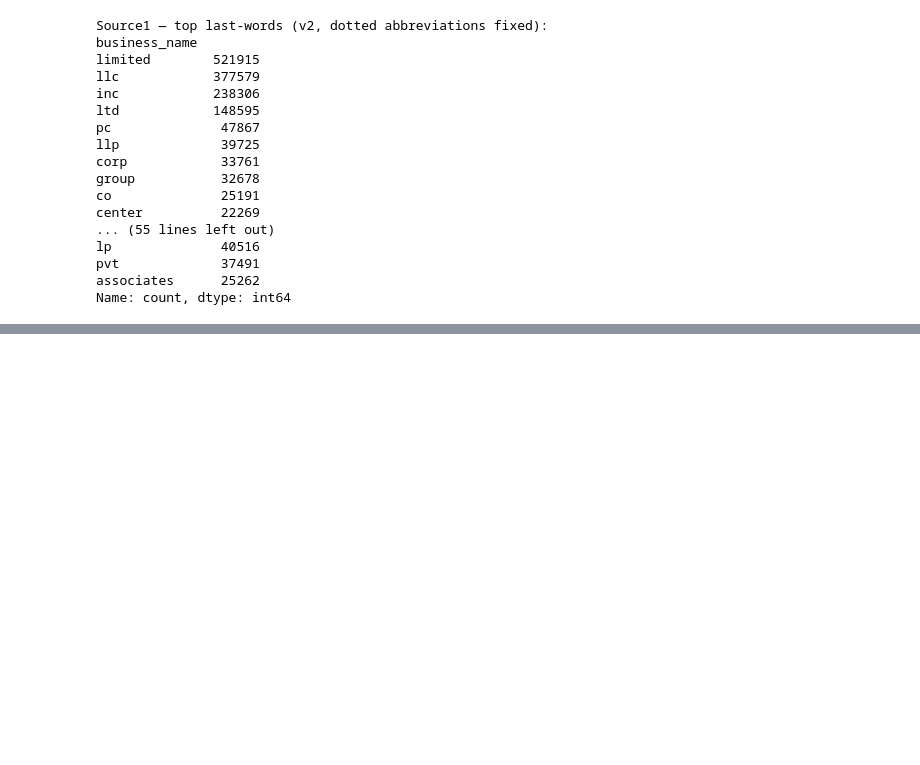
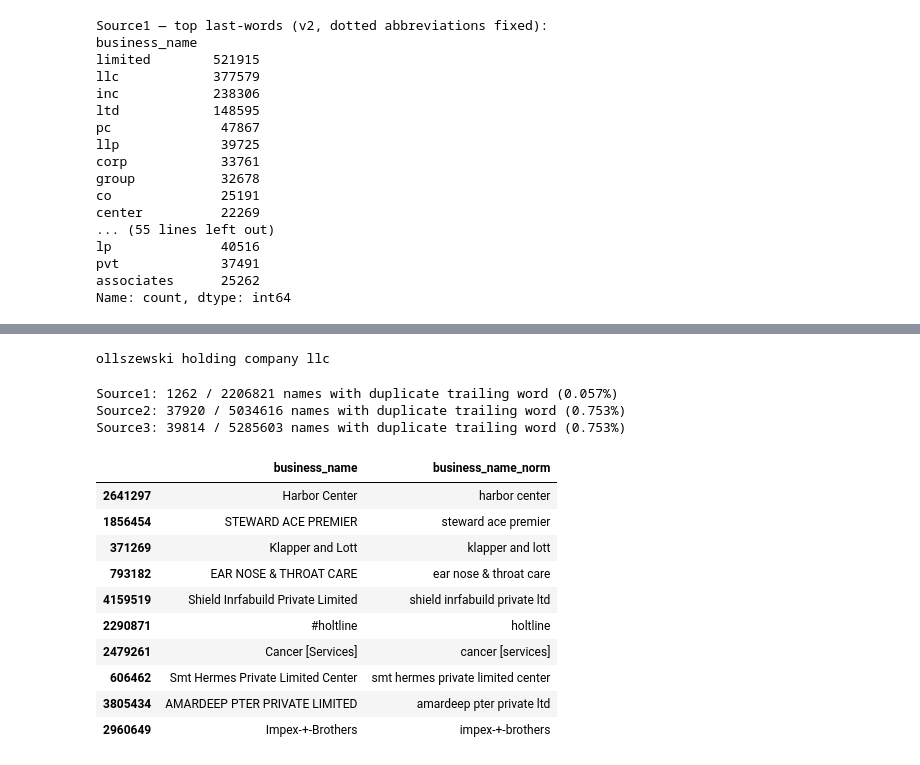
Before and after one commit to Itz-Me-Sumit/Amazon-ML-Challenge-2026, a Jupyter notebook: code/src/explore_01.ipynb, the cells around one changed output, grey strips where cells are left out. Drawn from its saved outputs; the diff is of its cells as text; code cells hidden in the pictures; blank space fills up the shorter version.

```diff
--- a/code/src/explore_01.ipynb
+++ b/code/src/explore_01.ipynb
@@ -649,0 +672,37 @@ Name: count, dtype: int64
+# %%
+print(normalize_business_name("Ollszewski Holding Company LLC LLC"))
+# %% [output]
+ollszewski holding company llc
+# %%
+def has_duplicate_trailing_suffix(text):
+    words = str(text).lower().split()
+    if len(words) < 2:
+        return False
+    return words[-1] == words[-2]
+
+for name, df in [("Source1", df_source1), ("Source2", df_source2), ("Source3", df_source3)]:
+    dup_count = df["business_name"].apply(has_duplicate_trailing_suffix).sum()
+    print(f"{name}: {dup_count} / {len(df)} names with duplicate trailing word ({dup_count/len(df)*100:.3f}%)")
+# %% [output]
+Source1: 1262 / 2206821 names with duplicate trailing word (0.057%)
+Source2: 37920 / 5034616 names with duplicate trailing word (0.753%)
+Source3: 39814 / 5285603 names with duplicate trailing word (0.753%)
+# %%
+df_source1["business_name_norm"] = df_source1["business_name"].apply(normalize_business_name)
+df_source2["business_name_norm"] = df_source2["business_name"].apply(normalize_business_name)
+df_source3["business_name_norm"] = df_source3["business_name"].apply(normalize_business_name)
+# %%
+# quick visual check
+df_source2[["business_name", "business_name_norm"]].sample(10, random_state=42)
+# %% [output]
+|  | business_name | business_name_norm |
+| 2641297 | Harbor Center | harbor center |
+| 1856454 | STEWARD ACE PREMIER | steward ace premier |
+| 371269 | Klapper and Lott | klapper and lott |
+| 793182 | EAR NOSE & THROAT CARE | ear nose & throat care |
+| 4159519 | Shield Inrfabuild Private Limited | shield inrfabuild private ltd |
+| 2290871 | #holtline | holtline |
+| 2479261 | Cancer [Services] | cancer [services] |
+| 606462 | Smt Hermes Private Limited Center | smt hermes private limited center |
+| 3805434 | AMARDEEP PTER PRIVATE LIMITED | amardeep pter private ltd |
+| 2960649 | Impex-+-Brothers | impex-+-brothers |
```
Also changed, not shown: parts of 39 cells of this notebook, 1 other file.
